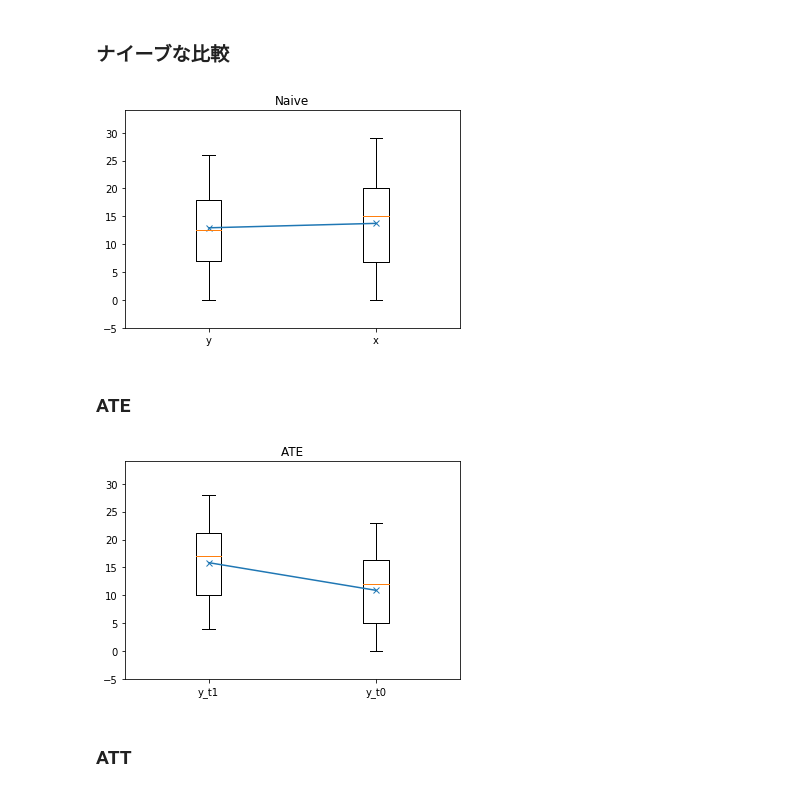
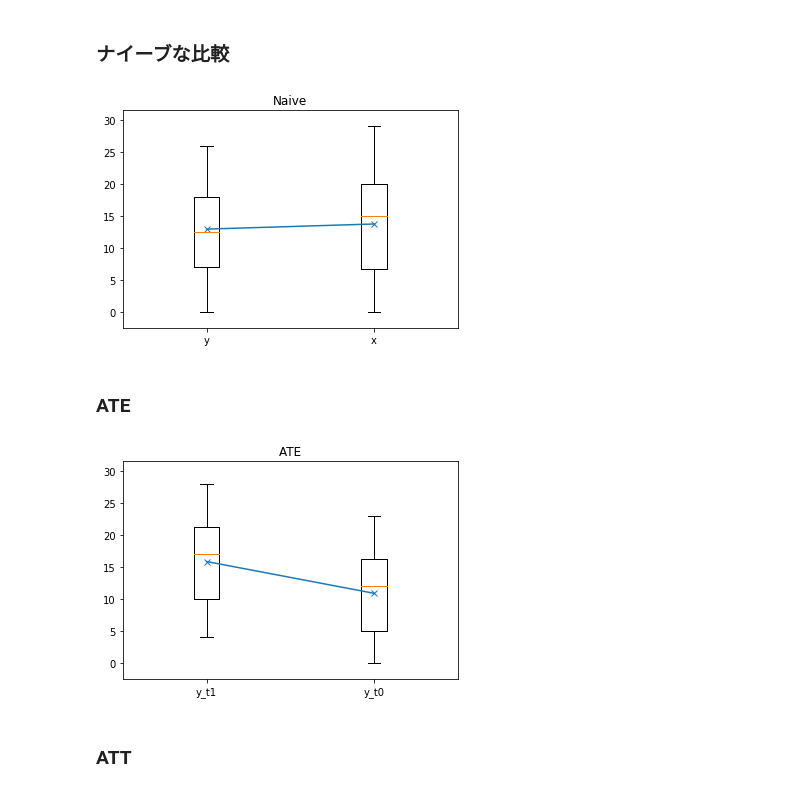
Before and after one commit to NTanaka1994/DataAnalysis, a Jupyter notebook: 疫学的因果関係/relation.ipynb, the cells around one changed output. Saved outputs shown, nothing was run; the diff lists cells and outputs as text; code cells hidden in the pictures.

```diff
--- a/疫学的因果関係/relation.ipynb
+++ b/疫学的因果関係/relation.ipynb
@@ -259,21 +262,21 @@ import matplotlib.pyplot as plt
 # %%
 plt.boxplot([df["y"], df["x"]], positions=[0, 1], labels=["y", "x"])
 plt.plot([0, 1], [df["y"].mean(), df["x"].mean()], marker="x")
 plt.title("Naive")
-plt.ylim(min(df.values.flatten())-5, max(df.values.flatten()+5))
+plt.ylim(min(df.values.flatten())-2.5, max(df.values.flatten()+2.5))
 plt.show()
 # %% [output]
-[figure, old version]
+[figure, new version]
 # %% [markdown]
 ### ATE
 # %%
 plt.boxplot([df["y_t1"], df["y_t0"]], positions=[0, 1], labels=["y_t1", "y_t0"])
 plt.plot([0, 1], [df["y_t1"].mean(), df["y_t0"].mean()], marker="x")
 plt.title("ATE")
-plt.ylim(min(df.values.flatten())-5, max(df.values.flatten()+5))
+plt.ylim(min(df.values.flatten())-2.5, max(df.values.flatten()+2.5))
 plt.show()
 # %% [output]
-[figure, old version]
+[figure, new version]
 # %% [markdown]
 ### ATT
 # %%
```
Also changed, not shown: parts of 21 cells of this notebook.
